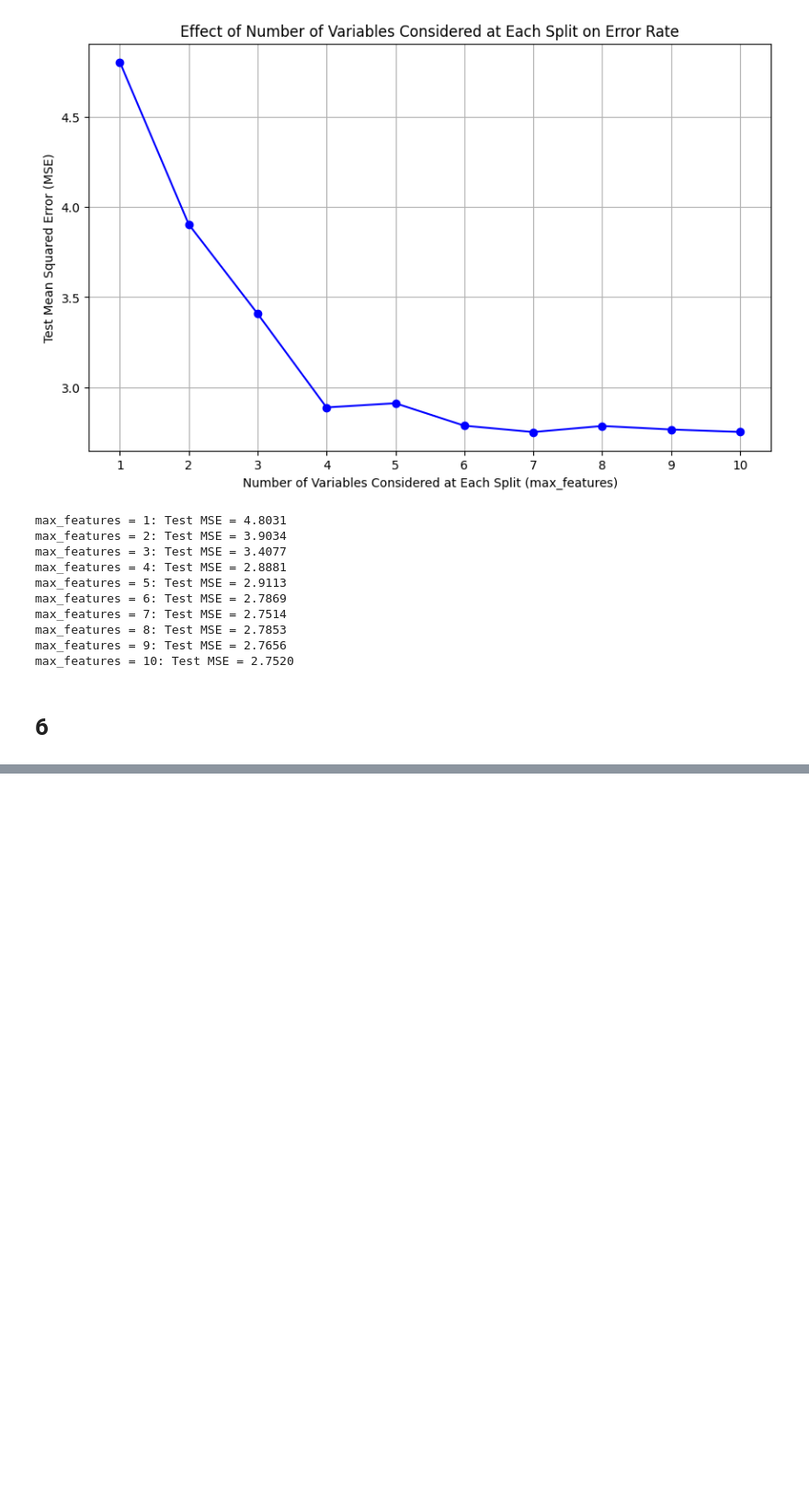
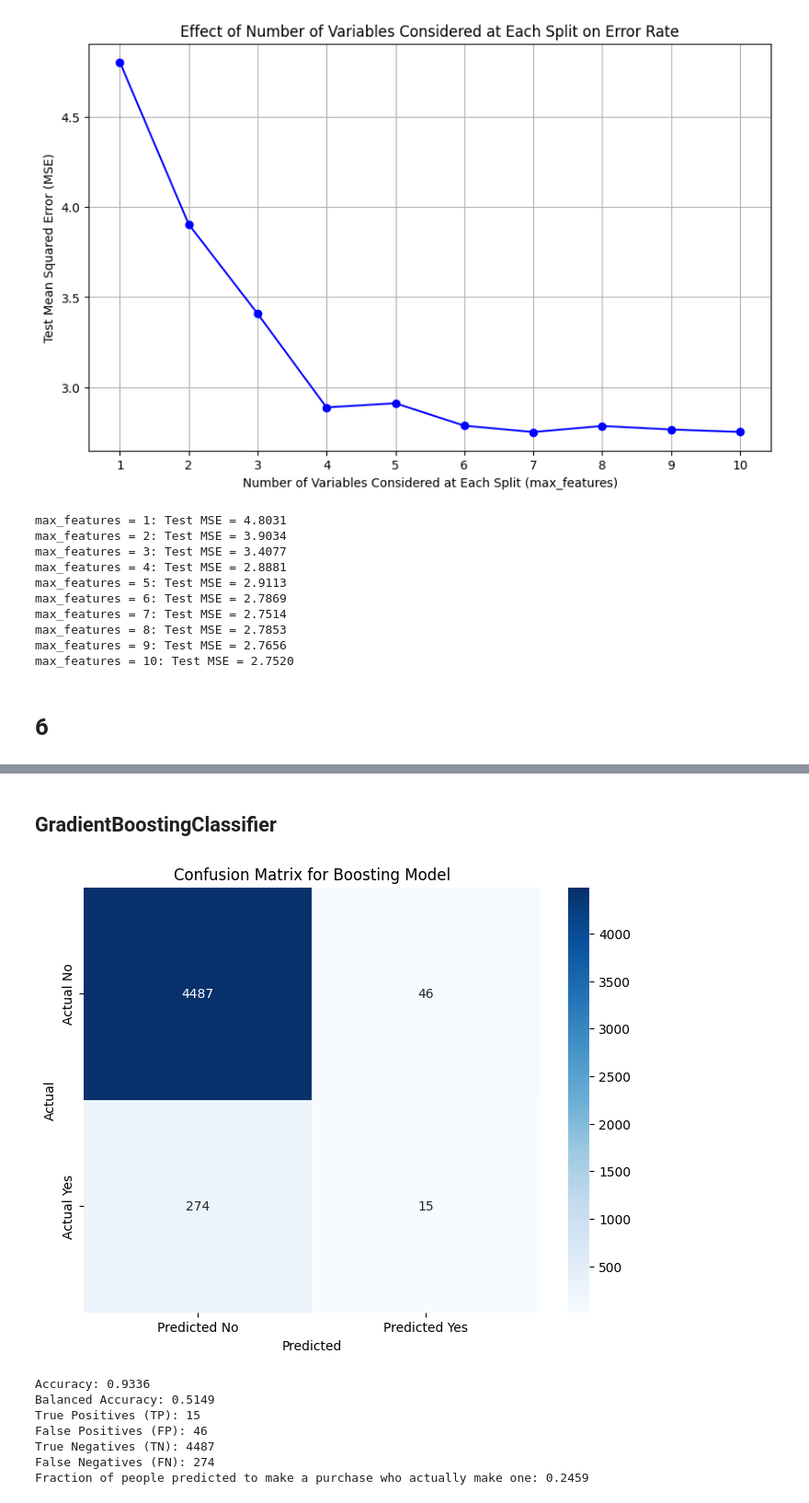
Before and after one commit to mhleethomas/Problem-Set-2, a Jupyter notebook: problem_set_2.ipynb, the cells around one changed output, grey strips where cells are left out. Shown at 92% size. Saved outputs shown, nothing was run; the diff lists cells and outputs as text; code cells hidden in the pictures; blank space fills up the shorter version.

```diff
--- a/problem_set_2.ipynb
+++ b/problem_set_2.ipynb
@@ -1142,0 +1228,53 @@ max_features = 10: Test MSE = 2.7520
+# %% [markdown]
+## GradientBoostingClassifier
+# %%
+# Fit a boosting model
+boosting_model = GradientBoostingClassifier(n_estimators=1000, learning_rate=0.01, random_state=42)
+boosting_model.fit(X_train, y_train)
+
+# Predict on the test set
+y_pred_boosting = boosting_model.predict(X_test)
+
+# Calculate the confusion matrix
+conf_matrix_boosting = confusion_matrix(y_test, y_pred_boosting)
+
+# Calculate the accuracy
+accuracy_boosting = accuracy_score(y_test, y_pred_boosting)
+
+# Calculate balanced accuracy
+balanced_acc_boosting = balanced_accuracy_score(y_test, y_pred_boosting)
+
+# Plot the confusion matrix with labels
+plt.figure(figsize=(8, 6))
+sns.heatmap(conf_matrix_boosting, annot=True, fmt='d', cmap='Blues', xticklabels=['Predicted No', 'Predicted Yes'], yticklabels=['Actual No', 'Actual Yes'])
+plt.xlabel('Predicted')
+plt.ylabel('Actual')
+plt.title('Confusion Matrix for Boosting Model')
+plt.show()
+
+# Print the accuracy
+print(f"\nAccuracy: {accuracy_boosting:.4f}")
+print(f"Balanced Accuracy: {balanced_acc:.4f}")
+
+# Extract the values from the confusion matrix
+TN, FP, FN, TP = conf_matrix_boosting.ravel()
+
+# Print the values
+print(f"True Positives (TP): {TP}")
+print(f"False Positives (FP): {FP}")
+print(f"True Negatives (TN): {TN}")
+print(f"False Negatives (FN): {FN}")
+
+# Calculate the fraction of people predicted to make a purchase who actually make one
+fraction_predicted_purchase = TP / (TP + FP)
+
+print(f"Fraction of people predicted to make a purchase who actually make one: {fraction_predicted_purchase:.4f}")
+# %% [output]
+[figure, added]
+Accuracy: 0.9336
+Balanced Accuracy: 0.5149
+True Positives (TP): 15
+False Positives (FP): 46
+True Negatives (TN): 4487
+False Negatives (FN): 274
+Fraction of people predicted to make a purchase who actually make one: 0.2459
```
Also changed, not shown: parts of 9 cells of this notebook, 1 other file.
